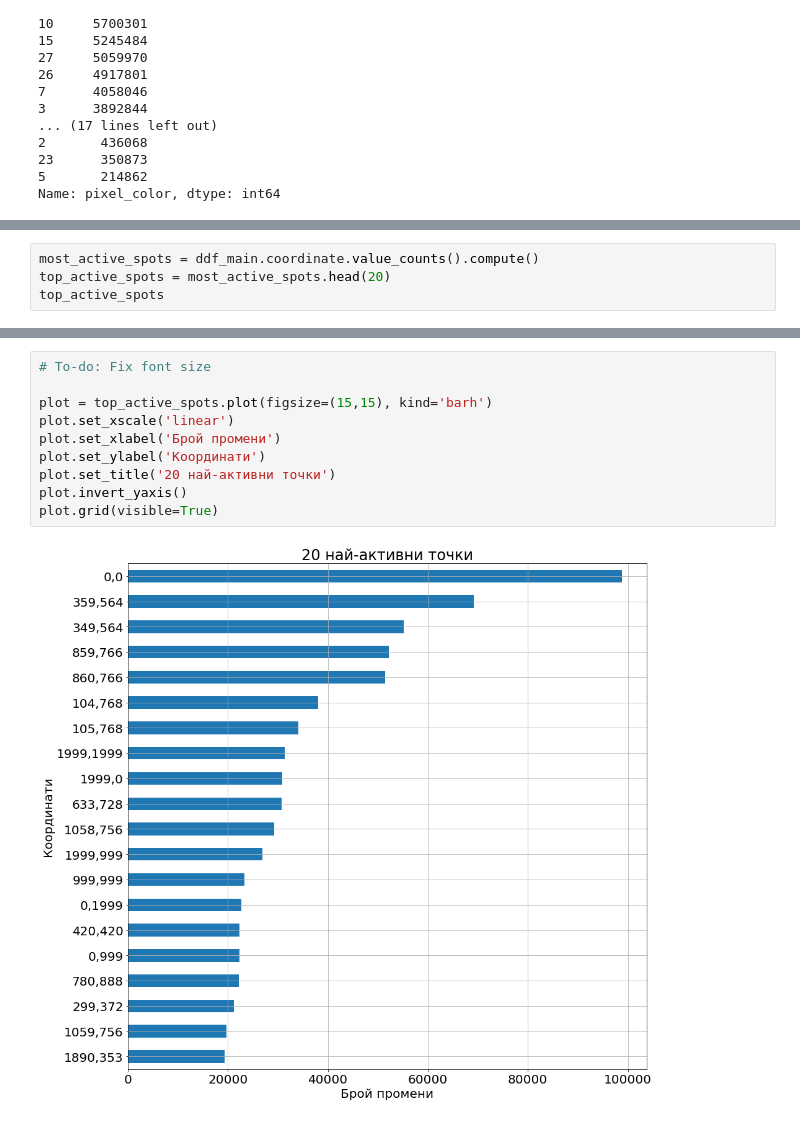
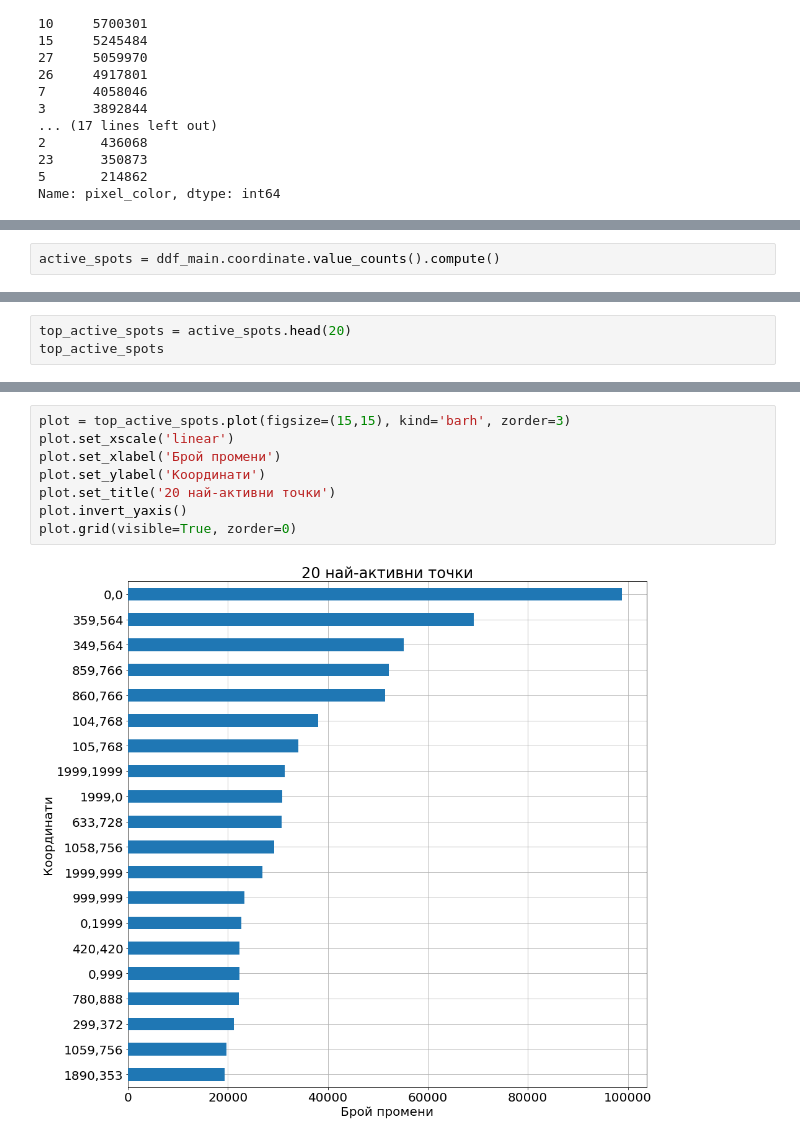
Before and after one commit to Denis-Iv/Analyzing-Social-Experiment, a Jupyter notebook: visualize_data.ipynb, the cells around one changed output, grey strips where cells are left out. Saved outputs shown, nothing was run; the diff lists cells and outputs as text.

```diff
--- a/visualize_data.ipynb
+++ b/visualize_data.ipynb
@@ -203,4 +194,2 @@ plot.grid(visible=True, zorder=0)
 # %%
-most_active_spots = ddf_main.coordinate.value_counts().compute()
-top_active_spots = most_active_spots.head(20)
-top_active_spots
+active_spots = ddf_main.coordinate.value_counts().compute()
@@ -224,0 +198,3 @@ Name: coordinate, dtype: int64
+# %%
+top_active_spots = active_spots.head(20)
+top_active_spots
@@ -225,12 +219,10 @@ Name: coordinate, dtype: int64
 # %%
-# To-do: Fix font size
-
-plot = top_active_spots.plot(figsize=(15,15), kind='barh')
+plot = top_active_spots.plot(figsize=(15,15), kind='barh', zorder=3)
 plot.set_xscale('linear')
 plot.set_xlabel('Брой промени')
 plot.set_ylabel('Координати')
 plot.set_title('20 най-активни точки')
 plot.invert_yaxis()
-plot.grid(visible=True)
+plot.grid(visible=True, zorder=0)
 # %% [output]
-[figure, old version]
+[figure, new version]
```
Also changed, not shown: parts of 28 cells of this notebook.
